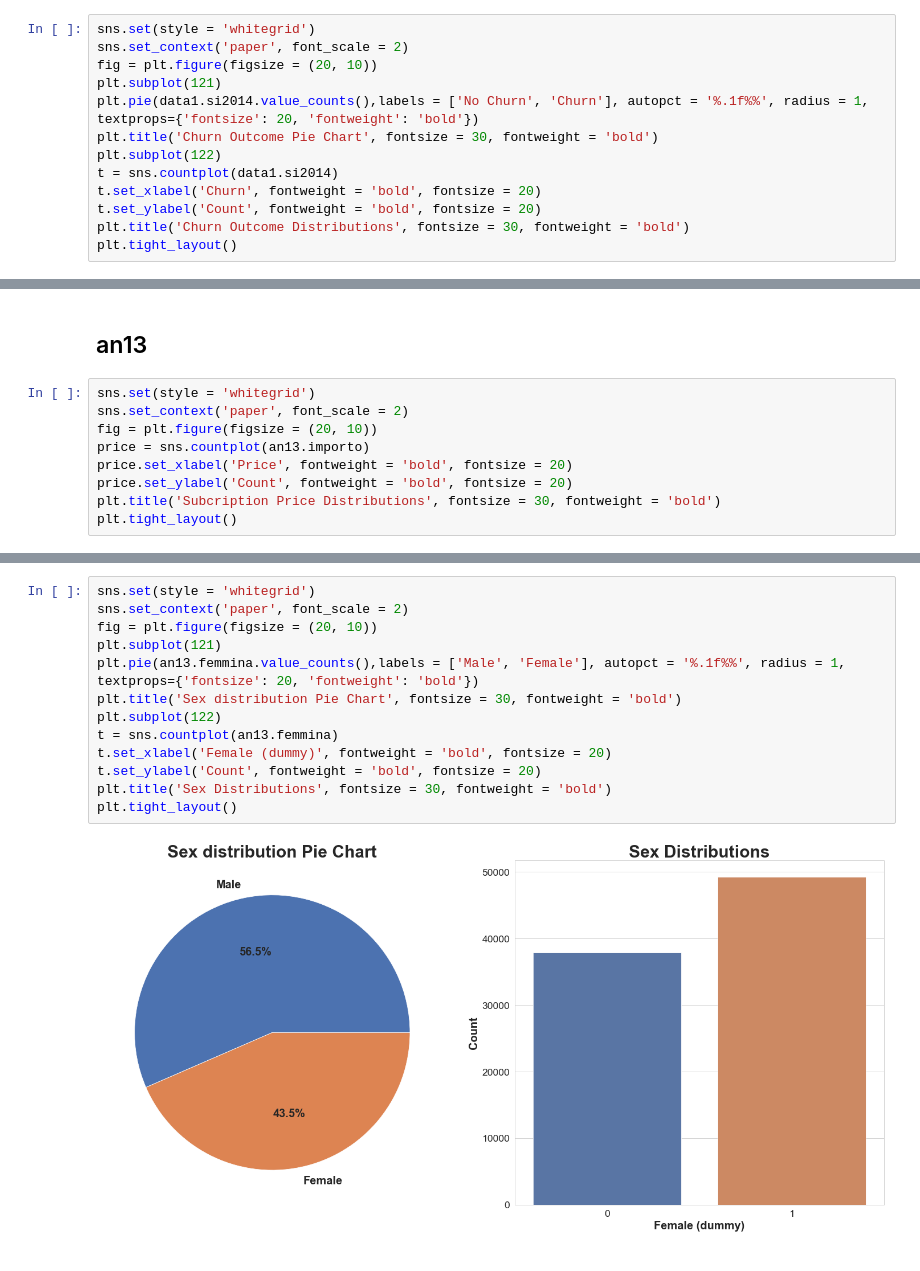
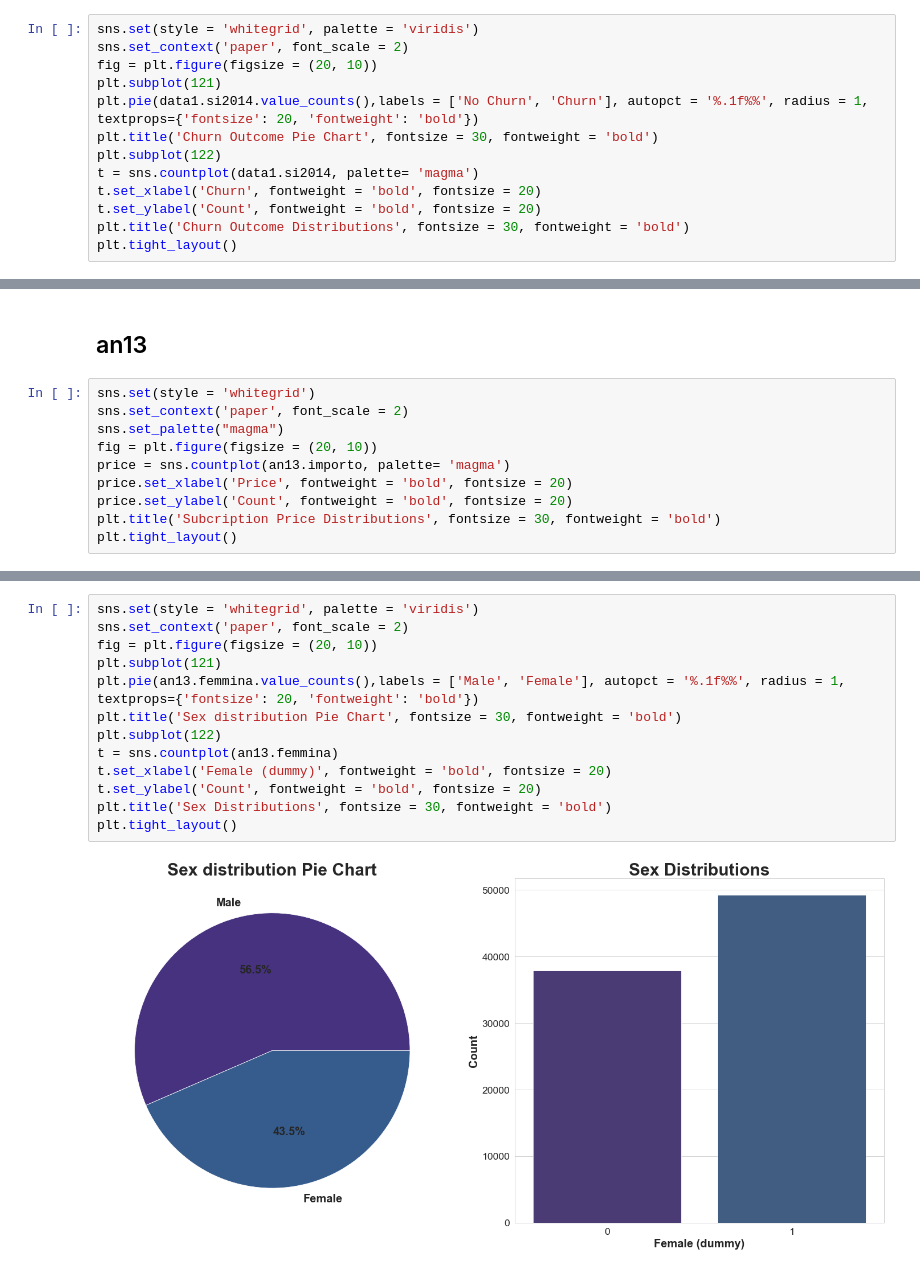
Before and after one commit to MattiaBrocco/Business-Analytics-Project, a Jupyter notebook: EDA.ipynb, the cells around one changed output, grey strips where cells are left out. Drawn from its saved outputs; the diff is of its cells as text.

Commit message:
Added seaborn's magma style
However some fonts' colour within graphs must be updated yet

```diff
--- a/EDA.ipynb
+++ b/EDA.ipynb
@@ -189,14 +193,14 @@ in13_custom
 # %% [markdown]
 ## Data 1
 # %%
-sns.set(style = 'whitegrid')
+sns.set(style = 'whitegrid', palette = 'viridis')
 sns.set_context('paper', font_scale = 2)
 fig = plt.figure(figsize = (20, 10))
 plt.subplot(121)
 plt.pie(data1.si2014.value_counts(),labels = ['No Churn', 'Churn'], autopct = '%.1f%%', radius = 1, textprops={'fontsize': 20, 'fontweight': 'bold'})
 plt.title('Churn Outcome Pie Chart', fontsize = 30, fontweight = 'bold')
 plt.subplot(122)
-t = sns.countplot(data1.si2014)
+t = sns.countplot(data1.si2014, palette= 'magma')
 t.set_xlabel('Churn', fontweight = 'bold', fontsize = 20)
 t.set_ylabel('Count', fontweight = 'bold', fontsize = 20)
 plt.title('Churn Outcome Distributions', fontsize = 30, fontweight = 'bold')
@@ -250,8 +255,9 @@ plt.tight_layout()
 # %%
 sns.set(style = 'whitegrid')
 sns.set_context('paper', font_scale = 2)
+sns.set_palette("magma")
 fig = plt.figure(figsize = (20, 10))
-price = sns.countplot(an13.importo)
+price = sns.countplot(an13.importo, palette= 'magma')
 price.set_xlabel('Price', fontweight = 'bold', fontsize = 20)
 price.set_ylabel('Count', fontweight = 'bold', fontsize = 20)
 plt.title('Subcription Price Distributions', fontsize = 30, fontweight = 'bold')
@@ -261,15 +267,15 @@ plt.tight_layout()
 # %%
-sns.set(style = 'whitegrid')
+sns.set(style = 'whitegrid', palette = 'viridis')
 sns.set_context('paper', font_scale = 2)
 fig = plt.figure(figsize = (20, 10))
 plt.subplot(121)
 plt.pie(an13.femmina.value_counts(),labels = ['Male', 'Female'], autopct = '%.1f%%', radius = 1, textprops={'fontsize': 20, 'fontweight': 'bold'})
 plt.title('Sex distribution Pie Chart', fontsize = 30, fontweight = 'bold')
 plt.subplot(122)
 t = sns.countplot(an13.femmina)
 t.set_xlabel('Female (dummy)', fontweight = 'bold', fontsize = 20)
 t.set_ylabel('Count', fontweight = 'bold', fontsize = 20)
 plt.title('Sex Distributions', fontsize = 30, fontweight = 'bold')
 plt.tight_layout()
 # %% [output]
-[figure, old version]
+[figure, new version]
```
Also changed, not shown: parts of 7 cells of this notebook.
